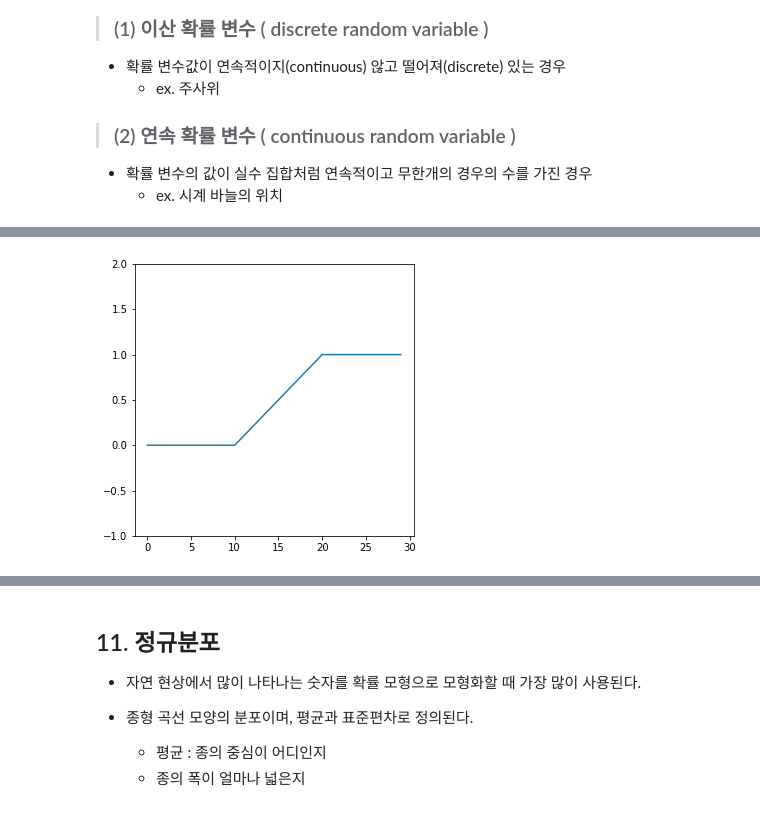
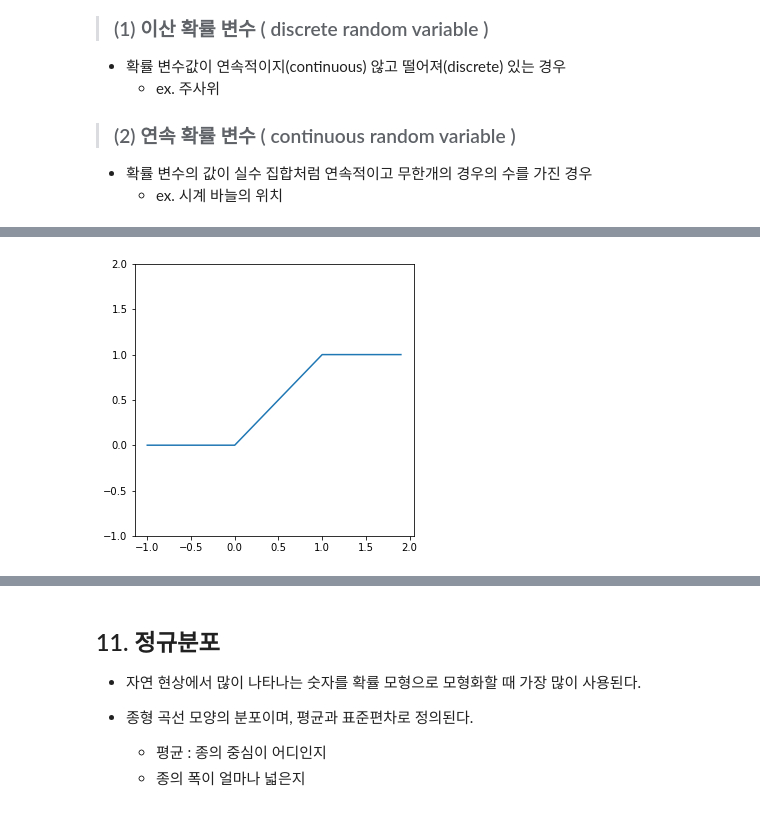
Before and after one commit to samkugji/datascience_scratch_1, a Jupyter notebook: Week2/notebook/study_members/06.확률.ipynb, the cells around one changed output, grey strips where cells are left out. Drawn from its saved outputs; the diff is of its cells as text; code cells hidden in the pictures.

```diff
--- a/Week2/notebook/study_members/06.확률.ipynb
+++ b/Week2/notebook/study_members/06.확률.ipynb
@@ -224,18 +223,18 @@ def uniform_pdf(x):
 # %%
-## 누적분포함수 (cumulative distribution function, cdf)
-## 확률밀도함수를 특정 구간에 대해 적분한 값으로 확률을 나타냄
-
+## x가 0보다 작을때는 확률이
 def uniform_cdf(x):
-    "균등 분포를 따르는 확률변수의 값이 x보다 작거나 같을 확률을 반환"
+    """균등 분포를 따르는 확률변수의 값이 x보다 작거나 같을 확률을 반환
+        균등 분포 : 모든 값에 대해 동등한 비중을 준 분포"""
     if x < 0 : return 0
     elif x < 1 : return x
     else: return 1
 # %%
 plt.figure(figsize=(5, 5))
-plt.plot([uniform_cdf(x*0.1) for x in range(-10, 20)])
+x_range = [x for x in np.arange(-1, 2, 0.1)]
+plt.plot(x_range, [uniform_cdf(x) for x in np.arange(-1, 2, 0.1)])
 plt.ylim(-1, 2)
 plt.show()
 # %% [output]
-[figure, old version]
+[figure, new version]
 # %%
 ############################# 스터디원 코드 #############################
```
Also changed, not shown: parts of 21 cells of this notebook, 4 other files.
